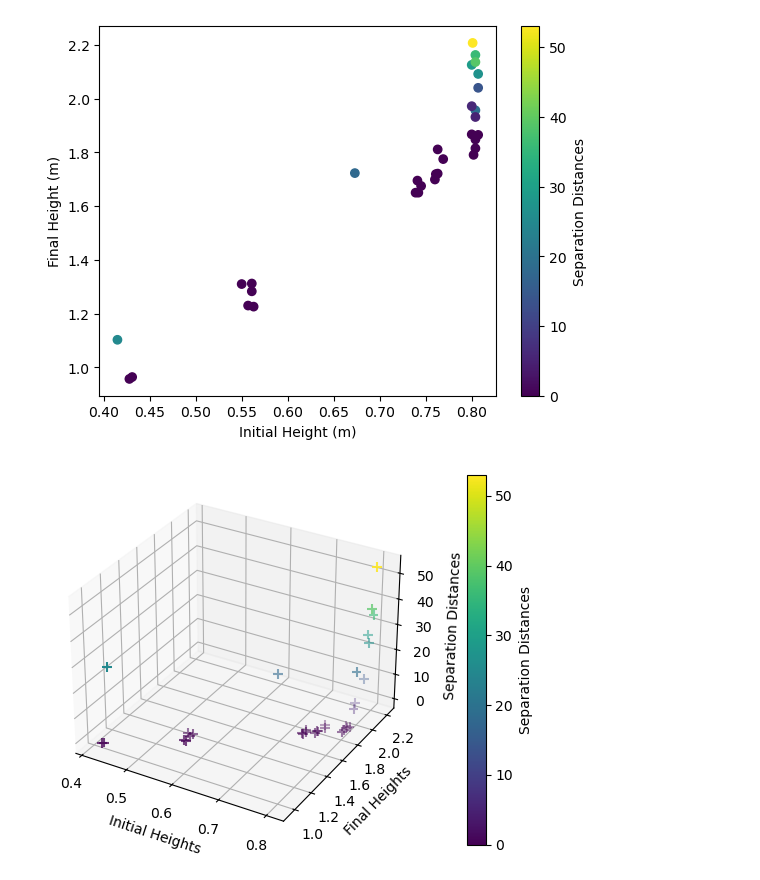
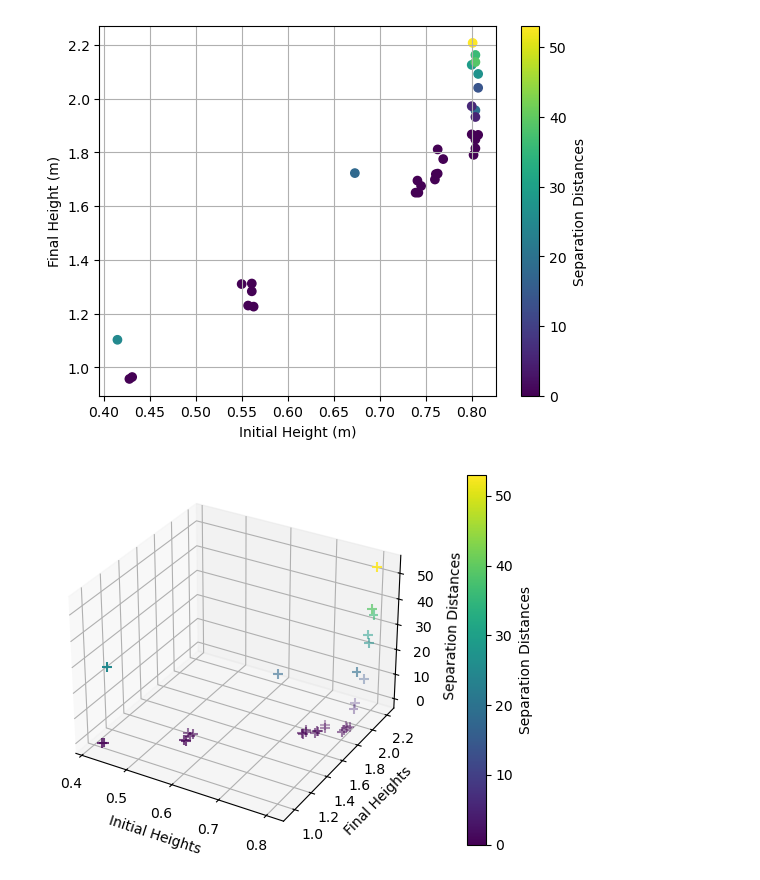
Before and after one commit to Aaryan-Varshney/practical-project-25, a Jupyter notebook: 3d_h1_h0_dh.ipynb, the cells around one changed output. Drawn from its saved outputs; the diff is of its cells as text; code cells hidden in the pictures.

Commit message:
added graphs

```diff
--- a/3d_h1_h0_dh.ipynb
+++ b/3d_h1_h0_dh.ipynb
@@ -31,19 +31,33 @@ separation_distances = np.array([
     19, 14, 6, 29, 53, 18, 36, 39, 27, 25, 5
 ])
 # %%
+# initial_heights = np.array([
+# 0.804, 0.807, 0.8, 0.8, 0.801, 0.673, 0.804, 0.804, 0.807, 0.415, 0.804
+# ])
+
+# final_heights = np.array([
+# 1.9566144, 2.0401767, 1.97192, 2.12552, 2.2072356, 1.72288, 2.1624384, 2.1361476, 2.0918247, 1.1026135, 1.93161
+# ])
+
+# separation_distances = np.array([
+# 19, 14, 6, 29, 53, 18, 36, 39, 27, 25, 5
+# ])
+
+
 x = initial_heights
 y = final_heights
 z = separation_distances
 
 plt.scatter(x, y, c=z, cmap='viridis')
 
 plt.xlabel('Initial Height (m)')
 plt.ylabel('Final Height (m)')
 plt.colorbar(label='Separation Distances')
 
+plt.grid(True)
 plt.show()
 # %% [output]
-[figure, old version]
+[figure, new version]
 # %%
 x = initial_heights
 y = final_heights
```
Also changed, not shown: 2 other files.
